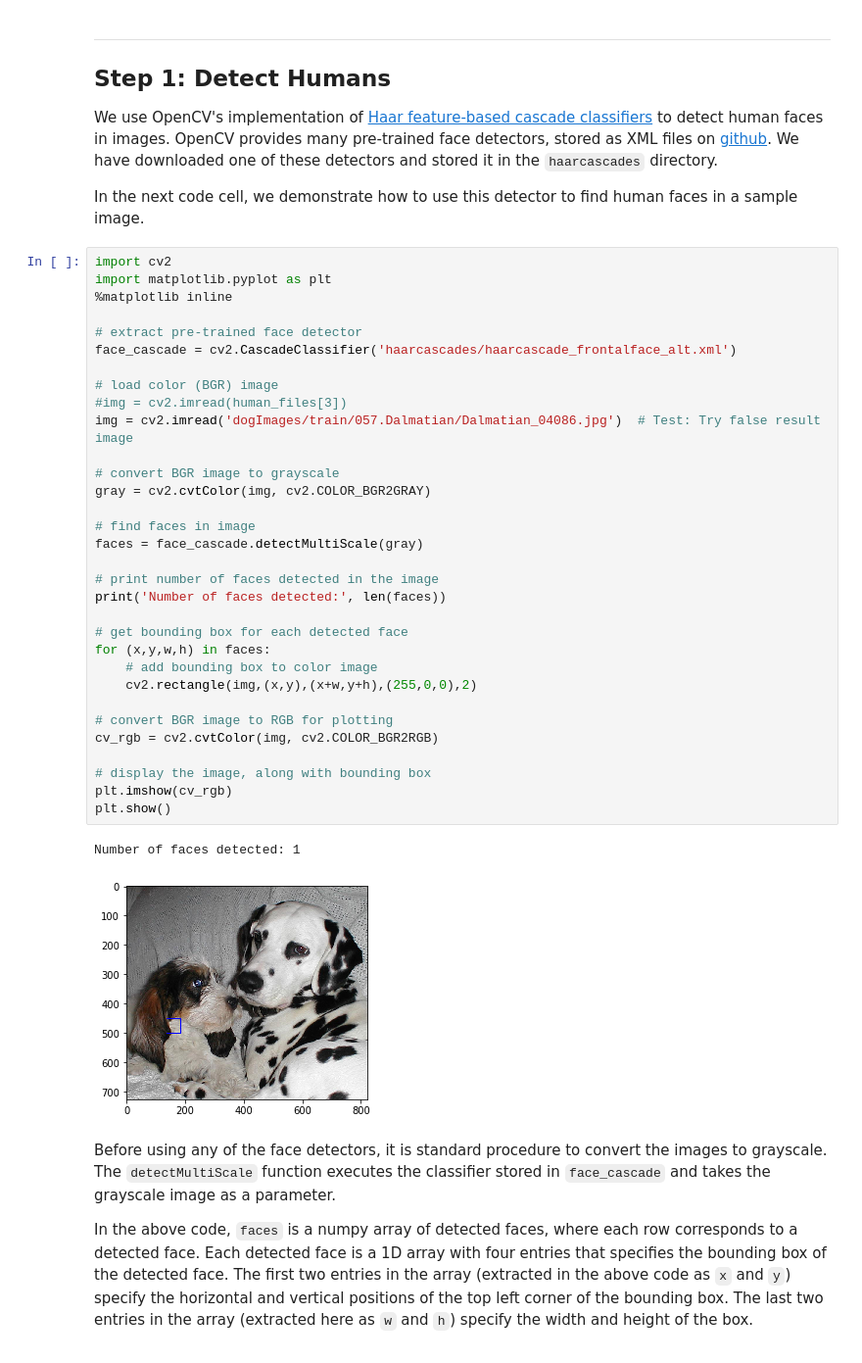
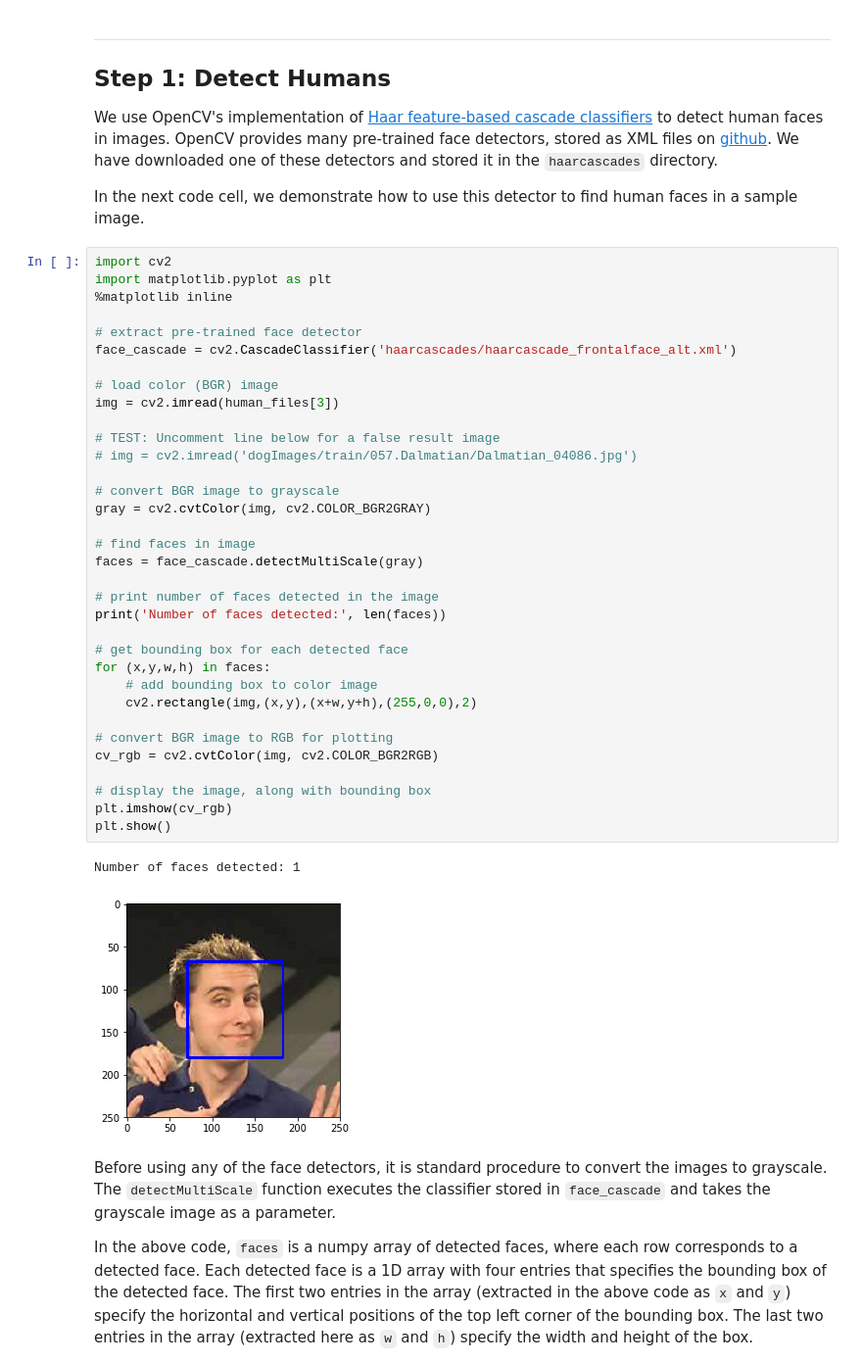
Before and after one commit to carlosmertens/dog-project, a Jupyter notebook: dog_app.ipynb, the cells around one changed output. Shown: that part at 98% size. Drawn from its saved outputs; the diff is of its cells as text.

```diff
--- a/dog_app.ipynb
+++ b/dog_app.ipynb
@@ -116,36 +128,38 @@ import cv2
 import matplotlib.pyplot as plt
 %matplotlib inline
 
 # extract pre-trained face detector
 face_cascade = cv2.CascadeClassifier('haarcascades/haarcascade_frontalface_alt.xml')
 
 # load color (BGR) image
-#img = cv2.imread(human_files[3])
-img = cv2.imread('dogImages/train/057.Dalmatian/Dalmatian_04086.jpg')  # Test: Try false result image
+img = cv2.imread(human_files[3])
+
+# TEST: Uncomment line below for a false result image
+# img = cv2.imread('dogImages/train/057.Dalmatian/Dalmatian_04086.jpg')
 
 # convert BGR image to grayscale
 gray = cv2.cvtColor(img, cv2.COLOR_BGR2GRAY)
 
 # find faces in image
 faces = face_cascade.detectMultiScale(gray)
 
 # print number of faces detected in the image
 print('Number of faces detected:', len(faces))
 
 # get bounding box for each detected face
 for (x,y,w,h) in faces:
     # add bounding box to color image
     cv2.rectangle(img,(x,y),(x+w,y+h),(255,0,0),2)
 
 # convert BGR image to RGB for plotting
 cv_rgb = cv2.cvtColor(img, cv2.COLOR_BGR2RGB)
 
 # display the image, along with bounding box
 plt.imshow(cv_rgb)
 plt.show()
 # %% [output]
 Number of faces detected: 1
-[figure, old version]
+[figure, new version]
 # %% [markdown]
 Before using any of the face detectors, it is standard procedure to convert the images to grayscale.  The `detectMultiScale` function executes the classifier stored in `face_cascade` and takes the grayscale image as a parameter.
 
```
Also changed, not shown: parts of 4 cells of this notebook.
